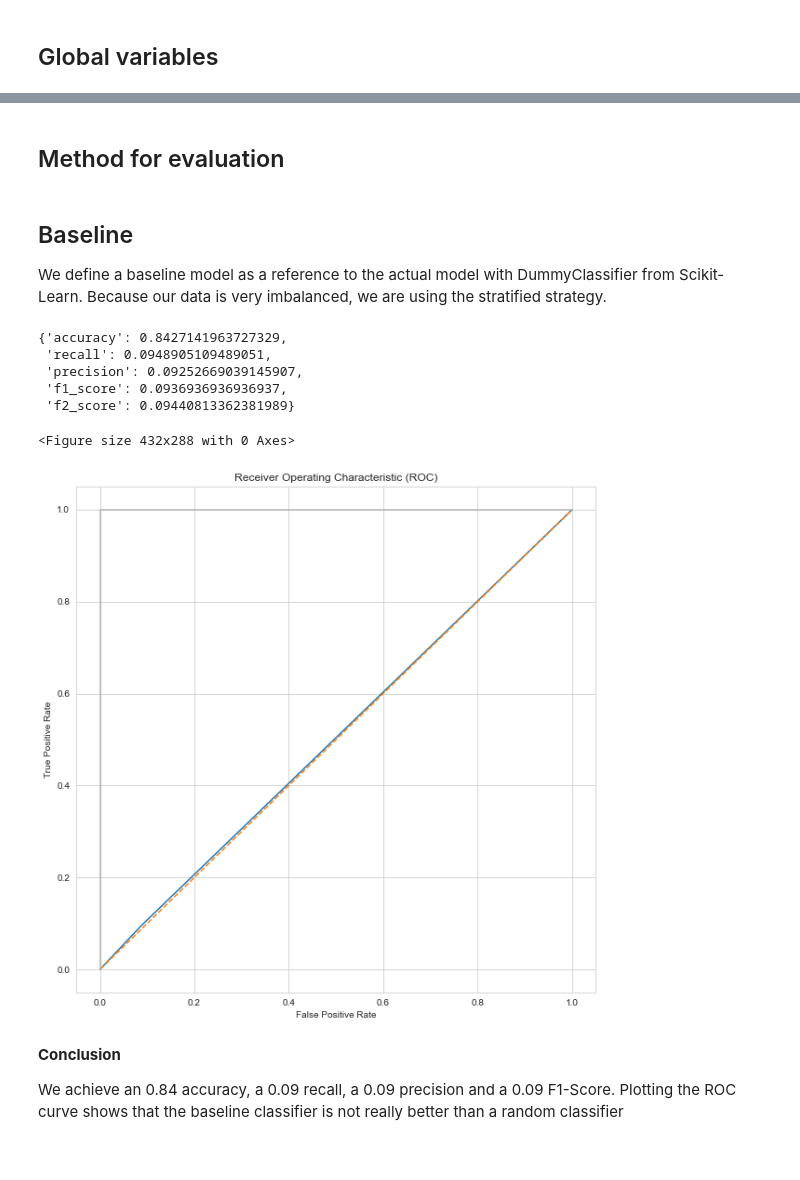
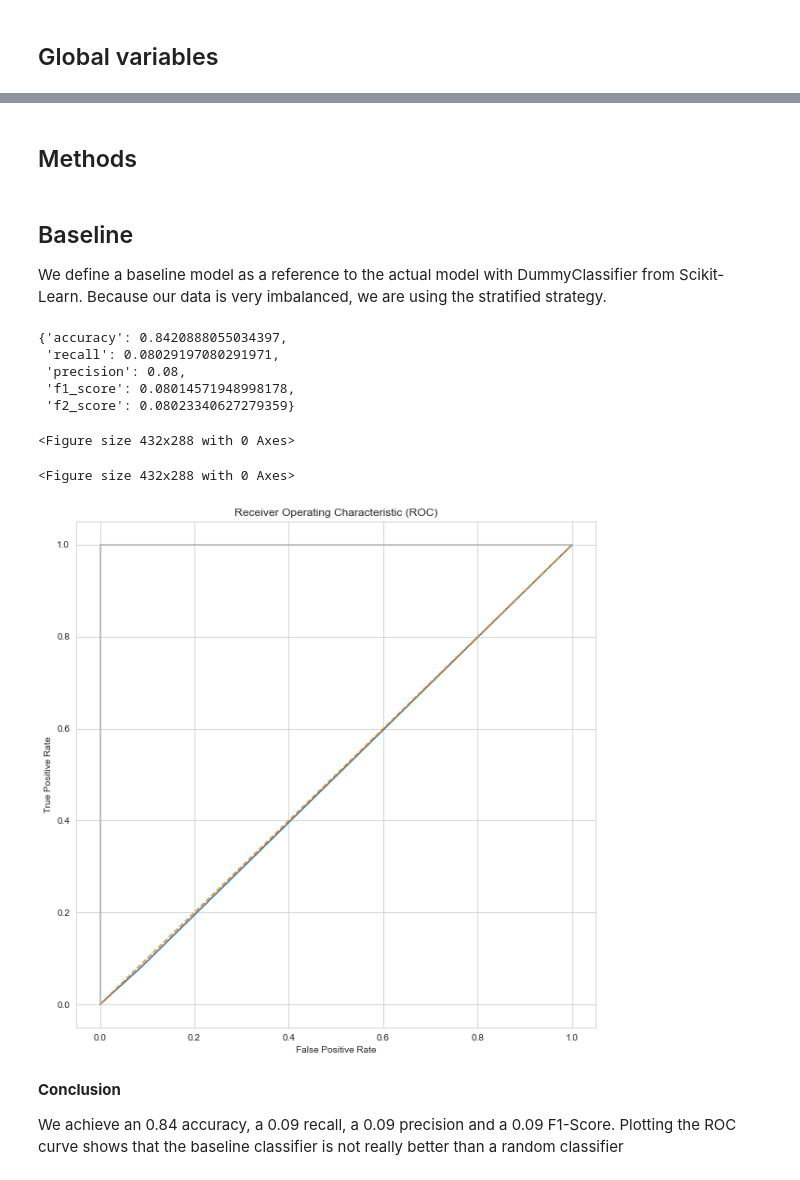
Before and after one commit to BenediktLueth/heartheroes, a Jupyter notebook: model_training.ipynb, the cells around one changed output, grey strips where cells are left out. Drawn from its saved outputs; the diff is of its cells as text; code cells hidden in the pictures.

```diff
--- a/model_training.ipynb
+++ b/model_training.ipynb
@@ -56,2 +40,0 @@ def plot_roc(y_test, y_predicted):
-# %% [markdown]
-## Method for evaluation
@@ -66,0 +41,2 @@ def evaluate_results(y_test, y_predicted):
+# %% [markdown]
+## Methods
@@ -71,17 +125,19 @@ We define a baseline model as a reference to the actual model with DummyClassifi
 # %%
 dummy_classifier = DummyClassifier(strategy='stratified')
 dummy_classifier.fit(X_train, y_train)
 y_predicted = dummy_classifier.predict(X_test)
 
-evaluate_results(y_test, y_predicted)
+display(get_scores(y_test, y_predicted))
+display(plot_roc(y_test, y_predicted))
 # %% [output]
-{'accuracy': 0.8427141963727329,
- 'recall': 0.0948905109489051,
- 'precision': 0.09252669039145907,
- 'f1_score': 0.0936936936936937,
- 'f2_score': 0.09440813362381989}
+{'accuracy': 0.8420888055034397,
+ 'recall': 0.08029197080291971,
+ 'precision': 0.08,
+ 'f1_score': 0.08014571948998178,
+ 'f2_score': 0.08023340627279359}
 <Figure size 432x288 with 0 Axes>
+<Figure size 432x288 with 0 Axes>
-[figure, old version]
+[figure, new version]
 # %% [markdown]
 **Conclusion**
 
```
Also changed, not shown: parts of 10 cells of this notebook.
